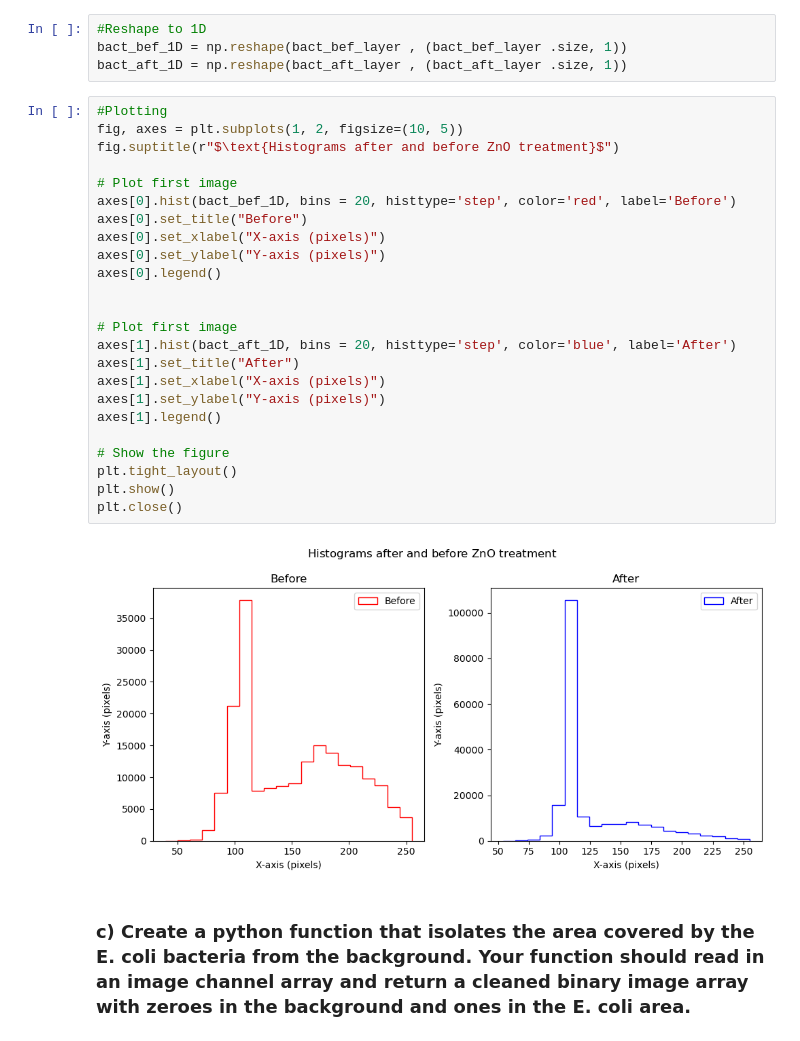
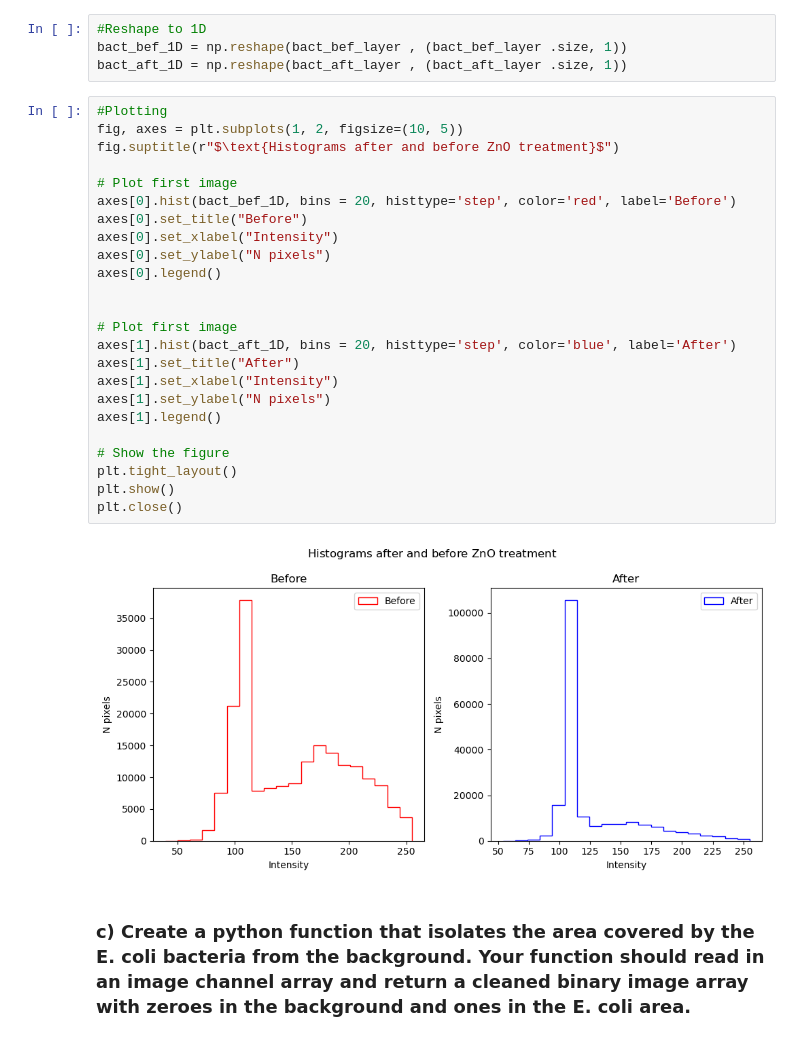
Before and after one commit to prostofsound/computational-physics-1, a Jupyter notebook: exams/midterm-exam-p2-Silva_Alejandro.ipynb, the cells around one changed output. Drawn from its saved outputs; the diff is of its cells as text.

```diff
--- a/exams/midterm-exam-p2-Silva_Alejandro.ipynb
+++ b/exams/midterm-exam-p2-Silva_Alejandro.ipynb
@@ -271,29 +271,29 @@ bact_aft_1D = np.reshape(bact_aft_layer , (bact_aft_layer .size, 1))
 # %%
 #Plotting
 fig, axes = plt.subplots(1, 2, figsize=(10, 5))
 fig.suptitle(r"$\text{Histograms after and before ZnO treatment}$")
 
 # Plot first image
 axes[0].hist(bact_bef_1D, bins = 20, histtype='step', color='red', label='Before')
 axes[0].set_title("Before")
-axes[0].set_xlabel("X-axis (pixels)")
-axes[0].set_ylabel("Y-axis (pixels)")
+axes[0].set_xlabel("Intensity")
+axes[0].set_ylabel("N pixels")
 axes[0].legend()
 
 
 # Plot first image
 axes[1].hist(bact_aft_1D, bins = 20, histtype='step', color='blue', label='After')
 axes[1].set_title("After")
-axes[1].set_xlabel("X-axis (pixels)")
-axes[1].set_ylabel("Y-axis (pixels)")
+axes[1].set_xlabel("Intensity")
+axes[1].set_ylabel("N pixels")
 axes[1].legend()
 
 # Show the figure
 plt.tight_layout()
 plt.show()
 plt.close()
 # %% [output]
-[figure, old version]
+[figure, new version]
 # %% [markdown]
 ### c) Create a python function that isolates the area covered by the E. coli bacteria from the background. Your function should read in an image channel array and return a cleaned binary image array with zeroes in the background and ones in the E. coli area.
 # %%
```
Also changed, not shown: parts of 1 cell of this notebook.
